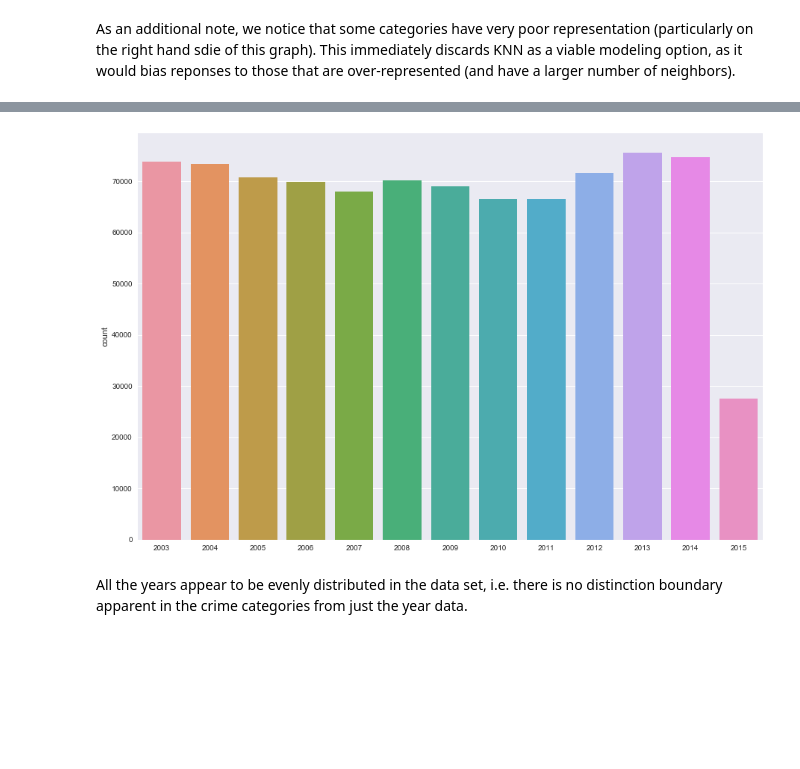
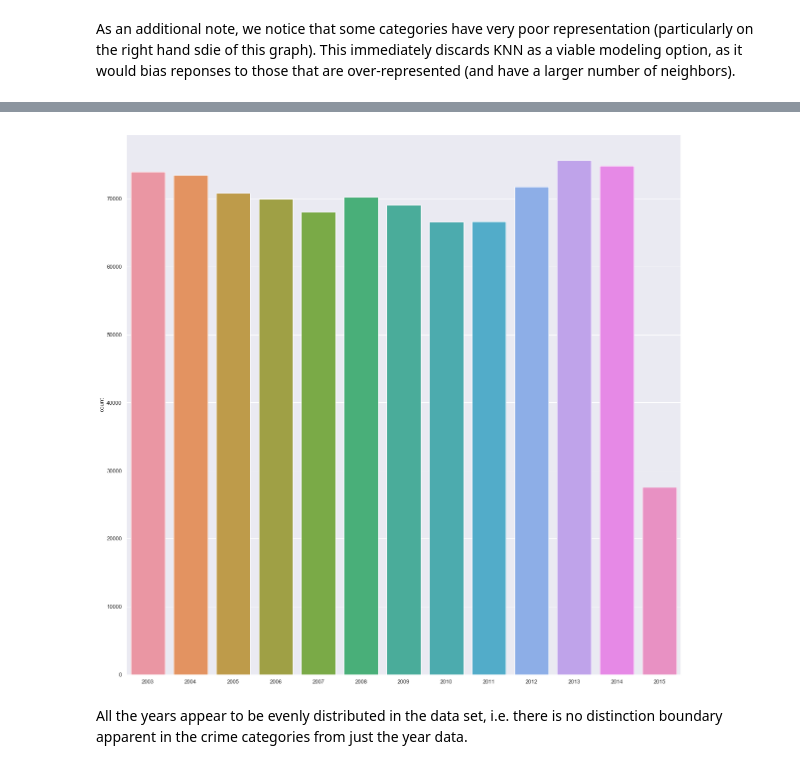
Before and after one commit to suhasgupta791/MIDS_W207_Final_Project, a Jupyter notebook: SuhasGupta_NehaKumar_BaselineSubmission_finalproject.ipynb, the cells around one changed output, grey strips where cells are left out. Saved outputs shown, nothing was run; the diff lists cells and outputs as text; code cells hidden in the pictures; blank space fills up the shorter version.

```diff
--- a/SuhasGupta_NehaKumar_BaselineSubmission_finalproject.ipynb
+++ b/SuhasGupta_NehaKumar_BaselineSubmission_finalproject.ipynb
@@ -15,16 +15,19 @@ from geopy.geocoders import Nominatim
 from geopy.extra.rate_limiter import RateLimiter
 import time
 
-# SK-learn libraries for learning.
+# SK-learn libraries for learninf and preprocessing
 from sklearn import preprocessing
 from sklearn.pipeline import Pipeline
 from sklearn.neighbors import KNeighborsClassifier
 from sklearn.linear_model import LogisticRegression
 from sklearn.tree import DecisionTreeClassifier
 from sklearn.naive_bayes import BernoulliNB
+from sklearn.naive_bayes import GaussianNB
 from sklearn.naive_bayes import MultinomialNB
+from sklearn.ensemble import RandomForestClassifier
 from sklearn.model_selection import GridSearchCV
 from sklearn.model_selection import train_test_split
+from sklearn.compose import ColumnTransformer
 
 # SK-learn libraries for evaluation.
 from sklearn.metrics import confusion_matrix
@@ -34,7 +37,7 @@ from sklearn.metrics import classification_report
 # This tells matplotlib not to try opening a new window for each plot.
 %matplotlib inline
 # Set the figure size for seaborn plots
-sns.set(rc={'figure.figsize':(15,10)})
+sns.set(rc={'figure.figsize':(20,20)})
 # %% [markdown]
 We selected the SF Crime competition
 
@@ -146,0 +154,4 @@ As an additional note, we notice that some categories have very poor representat
+# %%
+train.drop(train.index[train['Category'] == 'PORNOGRAPHY/OBSCENE MAT'], inplace = True)
+train.drop(train.index[train['Category'] == 'TREA'], inplace = True)
+train['Category'].value_counts()
@@ -172,13 +201,13 @@ test_v2 = test.copy()
 # %%
 # Look at just the year in the Dates column
 year_vals = (train_v2['Dates'].str.split('-').str[0]).values
 (np.unique(year_vals))
 g = sns.countplot(year_vals)
 
-train_v2['year'] = train_v2['Dates'].str.split('-').str[0]
-test_v2['year'] = test_v2['Dates'].str.split('-').str[0]
+train_v2['year'] = (pd.to_numeric(train_v2['Dates'].str.split('-').str[0])).astype('int64')
+test_v2['year'] = (pd.to_numeric(test_v2['Dates'].str.split('-').str[0])).astype('int64')
 # %% [output]
-[figure, old version]
+[figure, new version]
 # %% [markdown]
 All the years appear to be evenly distributed in the data set, i.e. there is no distinction boundary apparent in the crime categories from just the year data.
 # %%
```
Also changed, not shown: parts of 37 cells of this notebook.
